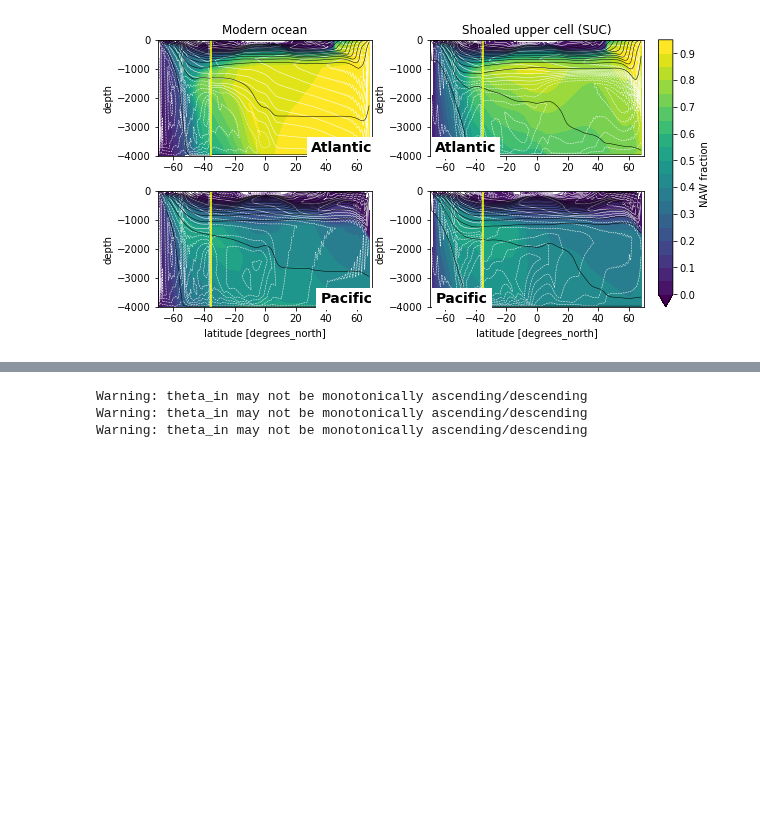
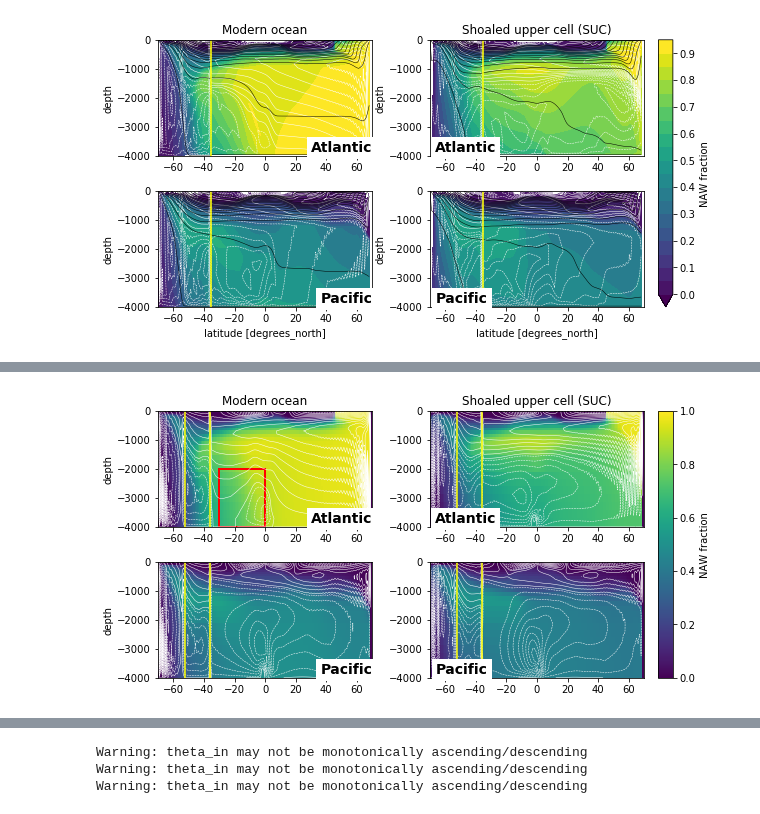
Before and after one commit to anthony-meza/test_age_framework, a Jupyter notebook: LGM.ipynb, the cells around one changed output, grey strips where cells are left out. Saved outputs shown, nothing was run; the diff lists cells and outputs as text; code cells hidden in the pictures; blank space fills up the shorter version.

```diff
--- a/LGM.ipynb
+++ b/LGM.ipynb
@@ -639,0 +396,84 @@ fig.savefig('uniform_isopycnal_mixing.pdf', bbox_inches='tight')
+# %%
+#Eulerian tracers (figure3)
+fig = plt.figure(figsize=(10,7))
+plt.subplot(2, 2, 1)
+TRAC1_atl=(ds500.TRAC01)[0,:,:,140:].mean('XC')
+TRAC1_atl.plot(vmin=0,vmax=1,rasterized=True,cmap='viridis',add_colorbar=False)
+(Eul_atl/10**6).plot.contour(vmin=0,vmax=25,xlim=(-70,70),
+                               ylim=(-4000,0),levels=np.arange(0,25.2,2),colors='white',linewidths=0.5)
+(Eul_atl/10**6).plot.contour(vmin=-25,vmax=0,xlim=(-70,70),
+                           ylim=(-4000,0),levels=np.arange(-25,0.2,2),colors='white',
+                               linestyles='dashed',linewidths=0.5)
+ax = plt.gca()
+ax.axvline(-36,color='yellow')
+ax.axvline(-52.5,color='yellow')
+p = plt.Rectangle((-30, -4000), 30, 2000, fill=False, ec='r',lw=2)
+ax.add_patch(p)
+ax.set_ylabel('depth')
+ax.set_xlabel('')
+ax.set_title(r'Modern ocean')
+ax.text(1, 0.13, 'Atlantic', transform=ax.transAxes,
+      fontsize=14, fontweight='bold', va='top', ha='right',bbox=dict(facecolor='white', alpha=1,ec="None"))
+
+plt.subplot(2, 2, 3)
+Eul_pac[:,0:35]=Eul_tot[:,0:35].load()
+TRAC1_pac=(ds500.TRAC01)[0,:,:,0:140].mean('XC')
+TRAC1_pac.plot(vmin=0,vmax=1,rasterized=True,cmap='viridis',add_colorbar=False)
+(Eul_pac/10**6).plot.contour(vmin=0,vmax=25,xlim=(-70,70),
+                               ylim=(-4000,0),levels=np.arange(0,25.2,2),colors='white',linewidths=0.5)
+(Eul_pac/10**6).plot.contour(vmin=-25,vmax=0,xlim=(-70,70),
+                           ylim=(-4000,0),levels=np.arange(-25,0.2,2),colors='white',
+                               linestyles='dashed',linewidths=0.5)
+ax = plt.gca()
+ax.axvline(-36,color='yellow')
+ax.axvline(-52.5,color='yellow')
+ax = plt.gca()
+ax.set_ylabel('depth')
+ax.set_xlabel('')
+ax.text(1, 0.13, 'Pacific', transform=ax.transAxes,
+      fontsize=14, fontweight='bold', va='top', ha='right',bbox=dict(facecolor='white', alpha=1,ec="None"))
+
+plt.subplot(2, 2, 2)
+TRAC1_atlLGM=(dsLGM500.TRAC01)[0,:,:,140:].mean('XC')
+TRAC1_atlLGM.plot(vmin=0,vmax=1,rasterized=True,cmap='viridis',add_colorbar=False)
+(Eul_atl_LGM/10**6).plot.contour(vmin=0,vmax=25,xlim=(-70,70),
+                               ylim=(-4000,0),levels=np.arange(0,25.2,2),colors='white',linewidths=0.5)
+(Eul_atl_LGM/10**6).plot.contour(vmin=-25,vmax=0,xlim=(-70,70),
+                           ylim=(-4000,0),levels=np.arange(-25,0.2,2),colors='white',
+                               linestyles='dashed',linewidths=0.5)
+ax = plt.gca()
+ax.axvline(-36,color='yellow')
+ax.axvline(-52.5,color='yellow')
+ax.set_ylabel('')
+ax.set_title('')
+ax.set_xlabel('')
+ax.set_title(r'Shoaled upper cell (SUC)')
+ax.text(0.31, 0.13, 'Atlantic', transform=ax.transAxes,
+      fontsize=14, fontweight='bold', va='top', ha='right',bbox=dict(facecolor='white', alpha=1,ec="None"))
+
+plt.subplot(2, 2, 4)
+Eul_pac[:,0:35]=Eul_tot[:,0:35].load()
+TRAC1_pacLGM=(dsLGM500.TRAC01)[0,:,:,:140].mean('XC')
+im=TRAC1_pacLGM.plot(vmin=0,vmax=1,rasterized=True,cmap='viridis',add_colorbar=False)
+(Eul_pac_LGM/10**6).plot.contour(vmin=0,vmax=25,xlim=(-70,70),
+                               ylim=(-4000,0),levels=np.arange(0,25.2,2),colors='white',linewidths=0.5)
+(Eul_pac_LGM/10**6).plot.contour(vmin=-25,vmax=0,xlim=(-70,70),
+                           ylim=(-4000,0),levels=np.arange(-25,0.2,2),colors='white',
+                               linestyles='dashed',linewidths=0.5)
+
+ax = plt.gca()
+ax.axvline(-36,color='yellow')
+ax.axvline(-52.5,color='yellow')
+ax.set_ylabel('')
+ax.set_xlabel('')
+ax.text(0.27, 0.13, 'Pacific', transform=ax.transAxes,
+      fontsize=14, fontweight='bold', va='top', ha='right',bbox=dict(facecolor='white', alpha=1,ec="None"))
+
+
+fig.subplots_adjust(hspace=0.3, wspace=0.27,bottom = 0.35)
+fig.subplots_adjust(right=0.8)
+cbar_ax = fig.add_axes([0.82, 0.35, 0.02, 0.53])
+fig.colorbar(im, cax=cbar_ax,label='NAW fraction')
+fig.savefig('tracers_500_depth.pdf', bbox_inches='tight')
+# %% [output]
+[figure, added]
```
Also changed, not shown: parts of 5 cells of this notebook, 1 other file.
